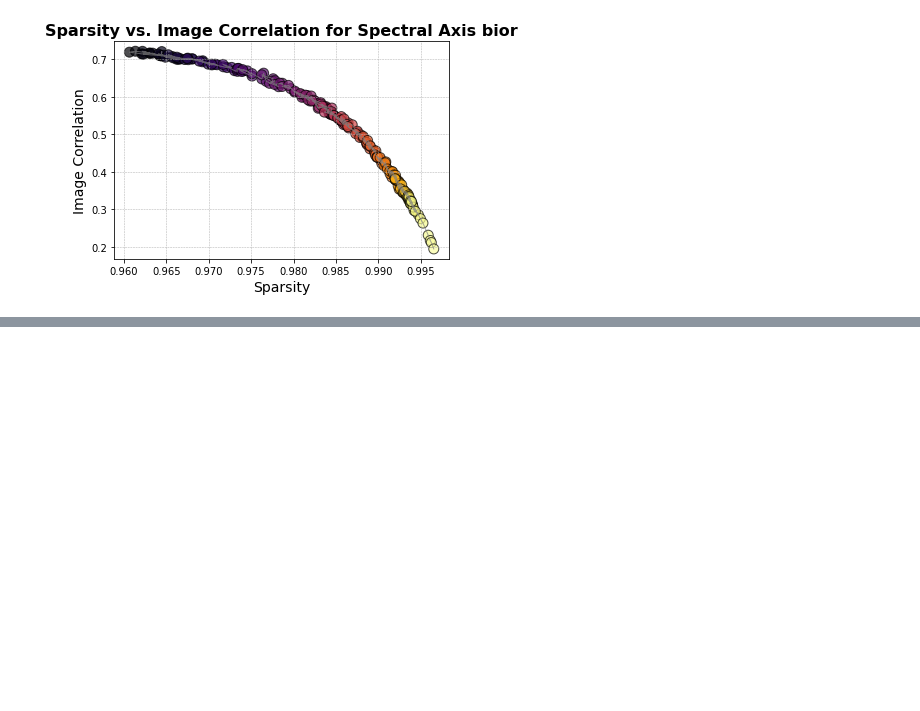
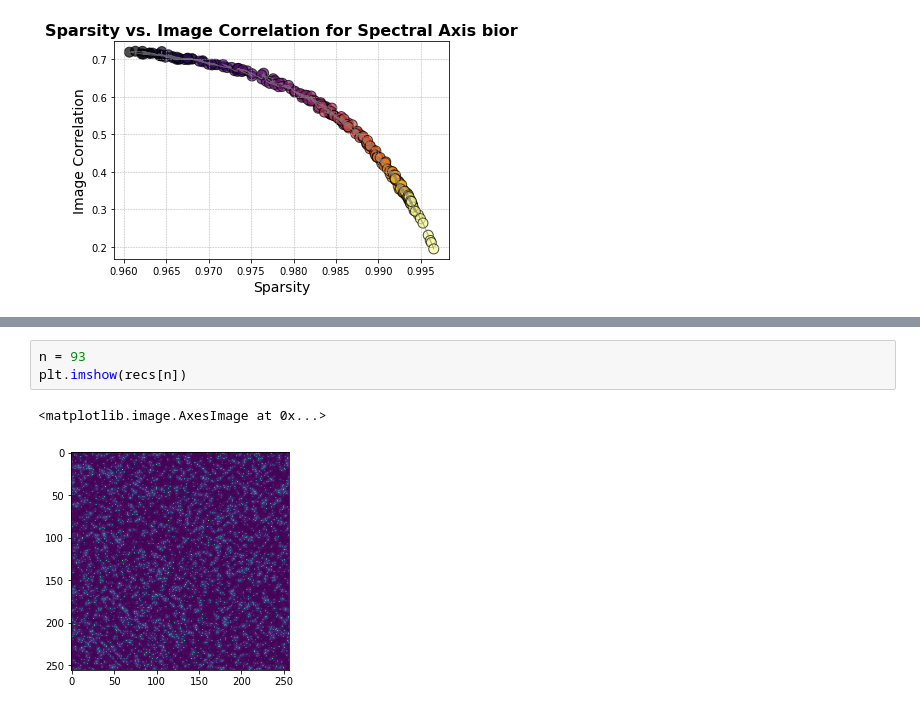
Before and after one commit to JenuC/HASS, a Jupyter notebook: Sparsity_Graphs.ipynb, the cells around one changed output, grey strips where cells are left out. Saved outputs shown, nothing was run; the diff lists cells and outputs as text; blank space fills up the shorter version.

```diff
--- a/Sparsity_Graphs.ipynb
+++ b/Sparsity_Graphs.ipynb
@@ -285,0 +311,6 @@ spectral_plot(cs_s,cs_corr,"bior")
+# %%
+n = 93
+plt.imshow(recs[n])
+# %% [output]
+<matplotlib.image.AxesImage at 0x...>
+[figure, added]
```
Also changed, not shown: parts of 8 cells of this notebook.
